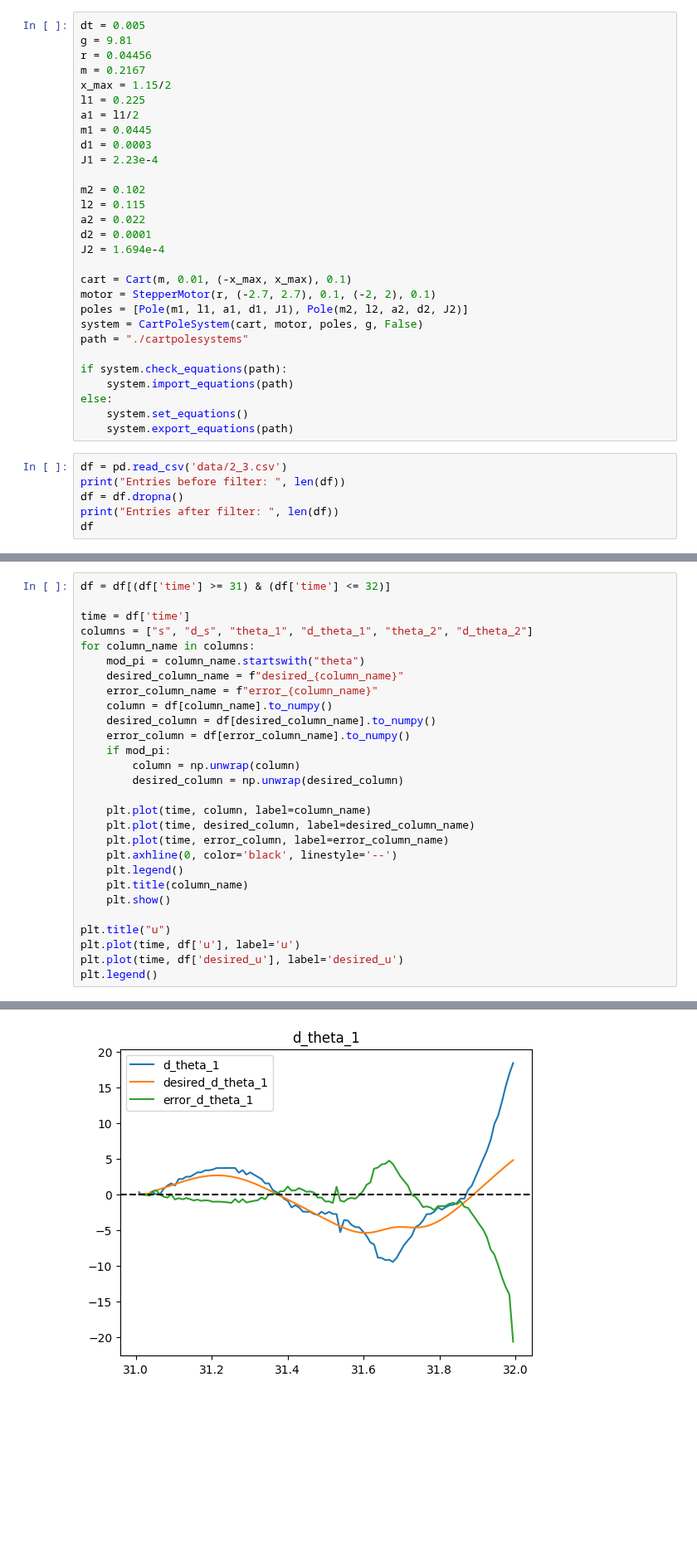
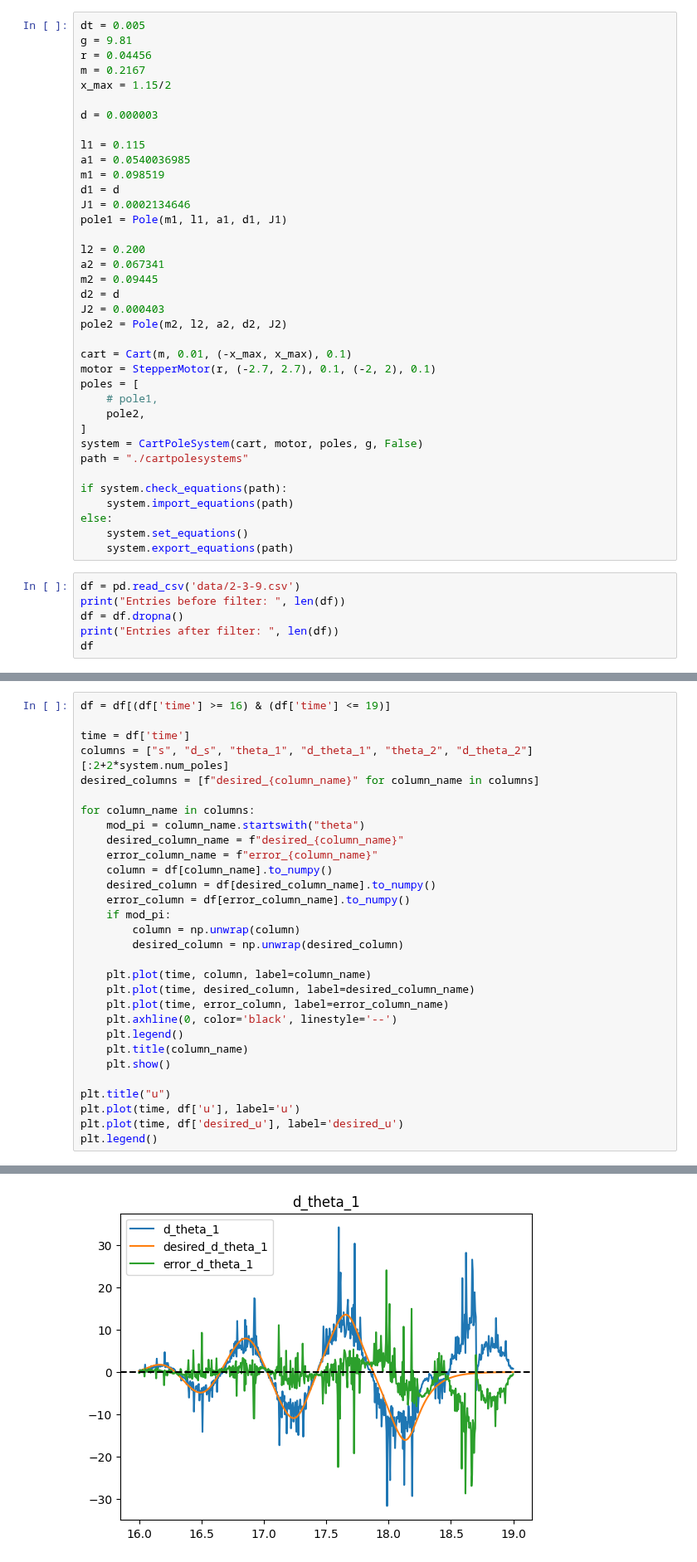
Before and after one commit to sackariaslunman/inverted-pendulum, a Jupyter notebook: src/python/test_linear_regression.ipynb, the cells around one changed output, grey strips where cells are left out. Shown at 83% size. Drawn from its saved outputs; the diff is of its cells as text; blank space fills up the shorter version.

```diff
--- a/src/python/test_linear_regression.ipynb
+++ b/src/python/test_linear_regression.ipynb
@@ -13,21 +13,29 @@ g = 9.81
 r = 0.04456
 m = 0.2167
 x_max = 1.15/2
-l1 = 0.225
-a1 = l1/2
-m1 = 0.0445
-d1 = 0.0003
-J1 = 2.23e-4
 
-m2 = 0.102
-l2 = 0.115
-a2 = 0.022
-d2 = 0.0001
-J2 = 1.694e-4
+d = 0.000003
+
+l1 = 0.115
+a1 = 0.0540036985
+m1 = 0.098519
+d1 = d
+J1 = 0.0002134646
+pole1 = Pole(m1, l1, a1, d1, J1)
+
+l2 = 0.200
+a2 = 0.067341
+m2 = 0.09445
+d2 = d
+J2 = 0.000403
+pole2 = Pole(m2, l2, a2, d2, J2)
 
 cart = Cart(m, 0.01, (-x_max, x_max), 0.1)
 motor = StepperMotor(r, (-2.7, 2.7), 0.1, (-2, 2), 0.1)
-poles = [Pole(m1, l1, a1, d1, J1), Pole(m2, l2, a2, d2, J2)]
+poles = [
+    # pole1,
+    pole2,
+]
 system = CartPoleSystem(cart, motor, poles, g, False)
 path = "./cartpolesystems"
 
@@ -37,7 +45,7 @@ else:
     system.set_equations()
     system.export_equations(path)
 # %%
-df = pd.read_csv('data/2_3.csv')
+df = pd.read_csv('data/2-3-9.csv')
 print("Entries before filter: ", len(df))
 df = df.dropna()
 print("Entries after filter: ", len(df))
@@ -61,8 +69,10 @@ Entries after filter:  3665
 # %%
-df = df[(df['time'] >= 31) & (df['time'] <= 32)]
+df = df[(df['time'] >= 16) & (df['time'] <= 19)]
 
 time = df['time']
-columns = ["s", "d_s", "theta_1", "d_theta_1", "theta_2", "d_theta_2"]
+columns = ["s", "d_s", "theta_1", "d_theta_1", "theta_2", "d_theta_2"][:2+2*system.num_poles]
+desired_columns = [f"desired_{column_name}" for column_name in columns]
+
 for column_name in columns:
     mod_pi = column_name.startswith("theta")
     desired_column_name = f"desired_{column_name}"
@@ -93 +103 @@ plt.legend()
-[figure, old version]
+[figure, new version]
```
Also changed, not shown: parts of 3 cells of this notebook, 59 other files.
